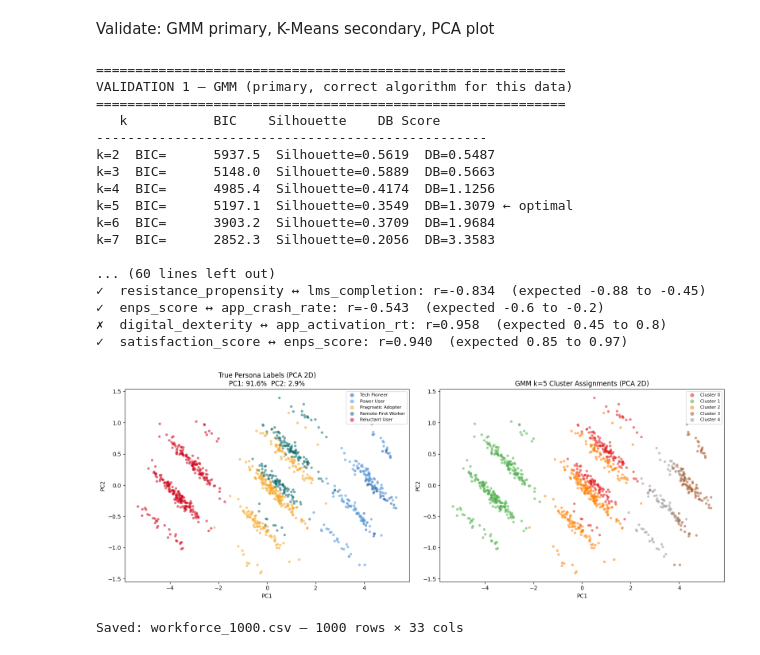
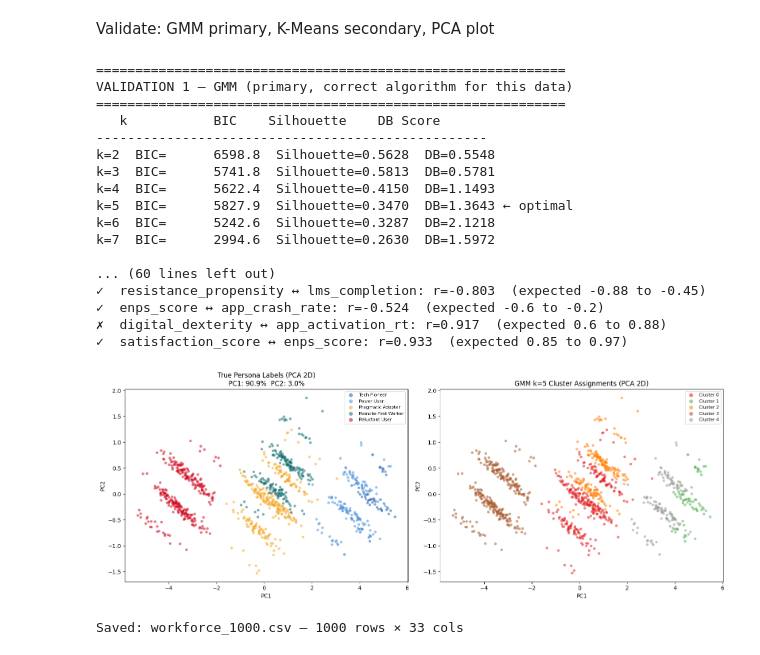
Before and after one commit to kapooraditi79/atos-2026-hackathon, a Jupyter notebook: layer1Data.ipynb, the cells around one changed output. Saved outputs shown, nothing was run; the diff lists cells and outputs as text; code cells hidden in the pictures.

```diff
--- a/layer1Data.ipynb
+++ b/layer1Data.ipynb
@@ -368,13 +380,33 @@ for persona, n in COUNTS.items():
     frustrate = np.clip(res_hrs / 72 * 0.55 + reopen * 0.45, 0, 1)
     friction  = np.clip(frustrate * 0.50 + crash * 0.30 + load_t / 20 * 0.20, 0, 1)
 
-    # Final digital_dexterity: MVN dex_raw anchors, app signals refine
+    # # Final digital_dexterity: MVN dex_raw anchors, app signals refine
+    # dex_final = np.clip(
+    # dex_raw             * 0.55 +   # MVN dex anchor carries more weight now
+    # lms * 10            * 0.28 +   # training completion is a strong dex proxy
+    # (1 - crash) * 10    * 0.10 +   # smooth digital experience → capability
+    # assess / 100 * 10   * 0.07,    # assessment score → knowledge capability
+    # 1, 10
+    # )
+    # Normalise time_to_complete: max realistic = 20hrs, min = 0.5hrs
+    time_norm = (20.0 - comp_hrs) / (20.0 - 0.5)          # high time → low score
+    time_norm = np.clip(time_norm, 0, 1)
+
+    # Normalise failed_logins: max = 8 per week, min = 0
+    fail_norm = (8.0 - failed.astype(float)) / 8.0         # many failures → low score
+    fail_norm = np.clip(fail_norm, 0, 1)
+
+    # Normalise meetings: max = 25 per week, min = 0
+    meet_norm = meetings / 25.0
+    meet_norm = np.clip(meet_norm, 0, 1)
+
     dex_final = np.clip(
-    dex_raw             * 0.55 +   # MVN dex anchor carries more weight now
-    lms * 10            * 0.28 +   # training completion is a strong dex proxy
-    (1 - crash) * 10    * 0.10 +   # smooth digital experience → capability
-    assess / 100 * 10   * 0.07,    # assessment score → knowledge capability
-    1, 10
+        dex_raw  * 0.52 +
+        time_norm * 10 * 0.22 +
+        fail_norm * 10 * 0.14 +
+        meet_norm * 10 * 0.08 +
+        (1 - crash) * 10 * 0.04,
+        1.0, 10.0
     )
 
     churn = (np.random.random(n) < sp['churn_p'][persona]).astype(int)
@@ -567,7 +599,7 @@ expected = [
     ('digital_dexterity',    'tickets_per_month',  'neg', -0.75, -0.35),
     ('resistance_propensity','lms_completion',      'neg',-0.88, -0.45),
     ('enps_score',           'app_crash_rate',      'neg', -0.60, -0.20),
-    ('digital_dexterity',    'app_activation_rt',   'pos', +0.45, +0.80),
+    ('digital_dexterity',    'app_activation_rt',   'pos', +0.60, +0.88),
     ('satisfaction_score',   'enps_score',          'pos', +0.85, +0.97),
 ]
 from scipy import stats as scipy_stats
@@ -602,42 +634,42 @@ ax.set_title(f'True Persona Labels (PCA 2D)\n'
 ax.set_xlabel('PC1'); ax.set_ylabel('PC2')
 ax.legend(fontsize=8, markerscale=1.5)
 
 # Right: GMM cluster assignments
 ax = axes[1]
 gmm_colors = plt.cm.Set1(np.linspace(0, 0.9, 5))
 for cid in range(5):
     mask = df['gmm_cluster'] == cid
     ax.scatter(X_2d[mask, 0], X_2d[mask, 1],
                c=[gmm_colors[cid]], alpha=0.55, s=22,
                edgecolors='none', label=f'Cluster {cid}')
 ax.set_title('GMM k=5 Cluster Assignments (PCA 2D)')
 ax.set_xlabel('PC1'); ax.set_ylabel('PC2')
 ax.legend(fontsize=8, markerscale=1.5)
 
 plt.tight_layout()
 plt.savefig('cluster_validation_final.png', dpi=150, bbox_inches='tight')
 plt.show()
 
 # ── Save ──────────────────────────────────────────────────────────────────────
 df.to_csv('workforce_1000.csv', index=False)
 print(f"\nSaved: workforce_1000.csv — {df.shape[0]} rows × {df.shape[1]} cols")
 # %% [output]
 ============================================================
 VALIDATION 1 — GMM (primary, correct algorithm for this data)
 ============================================================
    k           BIC    Silhouette    DB Score
 --------------------------------------------------
-k=2  BIC=      5937.5  Silhouette=0.5619  DB=0.5487
-k=3  BIC=      5148.0  Silhouette=0.5889  DB=0.5663
-k=4  BIC=      4985.4  Silhouette=0.4174  DB=1.1256
-k=5  BIC=      5197.1  Silhouette=0.3549  DB=1.3079 ← optimal
-k=6  BIC=      3903.2  Silhouette=0.3709  DB=1.9684
-k=7  BIC=      2852.3  Silhouette=0.2056  DB=3.3583
+k=2  BIC=      6598.8  Silhouette=0.5628  DB=0.5548
+k=3  BIC=      5741.8  Silhouette=0.5813  DB=0.5781
+k=4  BIC=      5622.4  Silhouette=0.4150  DB=1.1493
+k=5  BIC=      5827.9  Silhouette=0.3470  DB=1.3643 ← optimal
+k=6  BIC=      5242.6  Silhouette=0.3287  DB=2.1218
+k=7  BIC=      2994.6  Silhouette=0.2630  DB=1.5972
 
 ... (60 lines left out)
-✓  resistance_propensity ↔ lms_completion: r=-0.834  (expected -0.88 to -0.45)
-✓  enps_score ↔ app_crash_rate: r=-0.543  (expected -0.6 to -0.2)
-✗  digital_dexterity ↔ app_activation_rt: r=0.958  (expected 0.45 to 0.8)
-✓  satisfaction_score ↔ enps_score: r=0.940  (expected 0.85 to 0.97)
+✓  resistance_propensity ↔ lms_completion: r=-0.803  (expected -0.88 to -0.45)
+✓  enps_score ↔ app_crash_rate: r=-0.524  (expected -0.6 to -0.2)
+✗  digital_dexterity ↔ app_activation_rt: r=0.917  (expected 0.6 to 0.88)
+✓  satisfaction_score ↔ enps_score: r=0.933  (expected 0.85 to 0.97)
-[figure, old version]
+[figure, new version]
 Saved: workforce_1000.csv — 1000 rows × 33 cols
```
Also changed, not shown: parts of 1 cell of this notebook, 4 other files.
